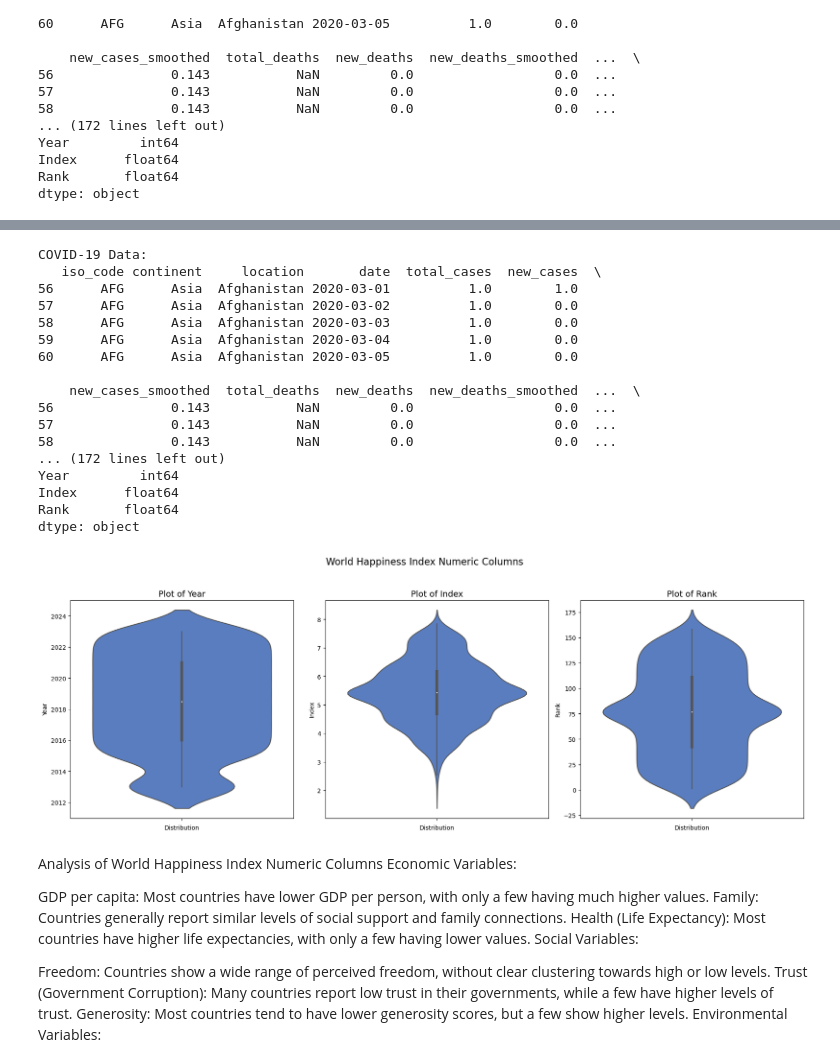
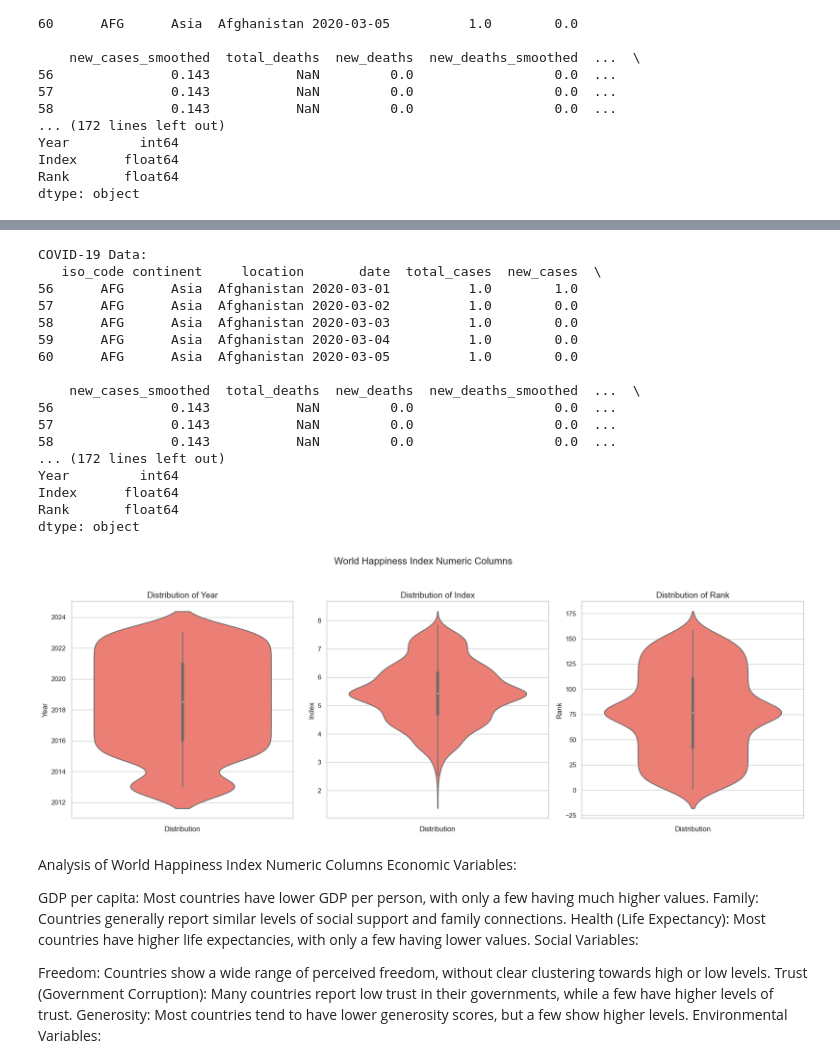
Before and after one commit to GeorgehStalker/project_1group_16_, a Jupyter notebook: Untitled-1.ipynb, the cells around one changed output, grey strips where cells are left out. Saved outputs shown, nothing was run; the diff lists cells and outputs as text; code cells hidden in the pictures.

```diff
--- a/Untitled-1.ipynb
+++ b/Untitled-1.ipynb
@@ -164,14 +162,12 @@ dtype: object
 # %%
-import pandas as pd
-import seaborn as sns
-import matplotlib.pyplot as plt
+
 
 # Load the data
 covid_data = pd.read_csv('C:/Users/georg/git repositories/project 1 group 16/project_1group_16_/owid-covid-data (1).csv')
 happiness_data = pd.read_csv('C:/Users/georg/git repositories/project 1 group 16/project_1group_16_/WorldHappinessIndex2013-2023.csv')
 
 # Drop or fill missing values as appropriate
-covid_data = covid_data.dropna(subset=['total_cases'])
+covid_data.dropna(subset=['total_cases'], inplace=True)
 
 # Fill missing values in numeric columns
 numeric_cols = happiness_data.select_dtypes(include=['float64', 'int64']).columns
@@ -205,39 +201,41 @@ print(covid_data.dtypes)
 
 print("\nWorld Happiness Data Types:")
 print(happiness_data.dtypes)
 
+# Define a happy color palette
+happy_palette = sns.color_palette(["#FF6F61", "#FFC300", "#34E7E4", "#FF9F1C", "#6A0572", "#2A363B"])
+
 # Plotting violin plots for each numeric column in happiness data
 plt.figure(figsize=(18, 12))
-
 for i, col in enumerate(numeric_cols):
-    plt.subplot(len(numeric_cols)//3 + 1, 3, i + 1)
-    sns.violinplot(y=happiness_data[col], palette="muted")
-    plt.title(f'Plot of {col}', fontsize=14)
+    plt.subplot(len(numeric_cols) // 3 + 1, 3, i + 1)
+    sns.violinplot(y=happiness_data[col], palette=happy_palette)
+    plt.title(f'Distribution of {col}', fontsize=14)
     plt.xlabel('Distribution')
     plt.ylabel(col)
 
-plt.suptitle(' World Happiness Index Numeric Columns', fontsize=16)
+plt.suptitle('World Happiness Index Numeric Columns', fontsize=16)
 plt.tight_layout(rect=[0, 0, 1, 0.96])
 plt.show()
 # %% [output]
 COVID-19 Data:
    iso_code continent     location       date  total_cases  new_cases  \
 56      AFG      Asia  Afghanistan 2020-03-01          1.0        1.0
 57      AFG      Asia  Afghanistan 2020-03-02          1.0        0.0
 58      AFG      Asia  Afghanistan 2020-03-03          1.0        0.0
 59      AFG      Asia  Afghanistan 2020-03-04          1.0        0.0
 60      AFG      Asia  Afghanistan 2020-03-05          1.0        0.0
 
     new_cases_smoothed  total_deaths  new_deaths  new_deaths_smoothed  ...  \
 56               0.143           NaN         0.0                  0.0  ...
 57               0.143           NaN         0.0                  0.0  ...
 58               0.143           NaN         0.0                  0.0  ...
 ... (172 lines left out)
 Year         int64
 Index      float64
 Rank       float64
 dtype: object
-[figure, old version]
+[figure, new version]
 # %% [markdown]
 Analysis of World Happiness Index Numeric Columns
 Economic Variables:
```
Also changed, not shown: parts of 37 cells of this notebook.
